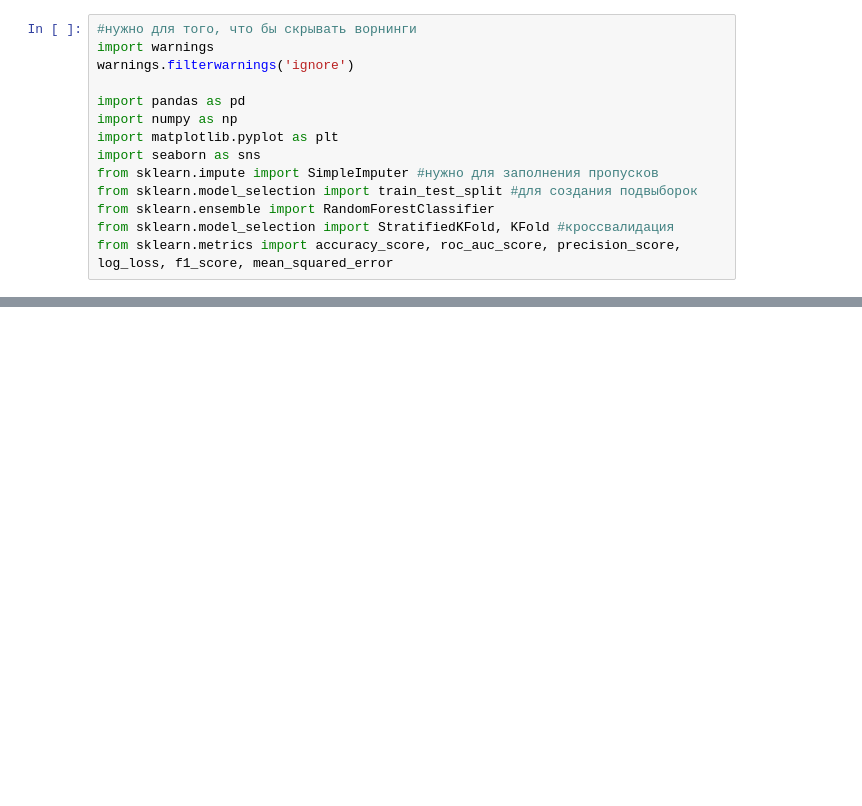
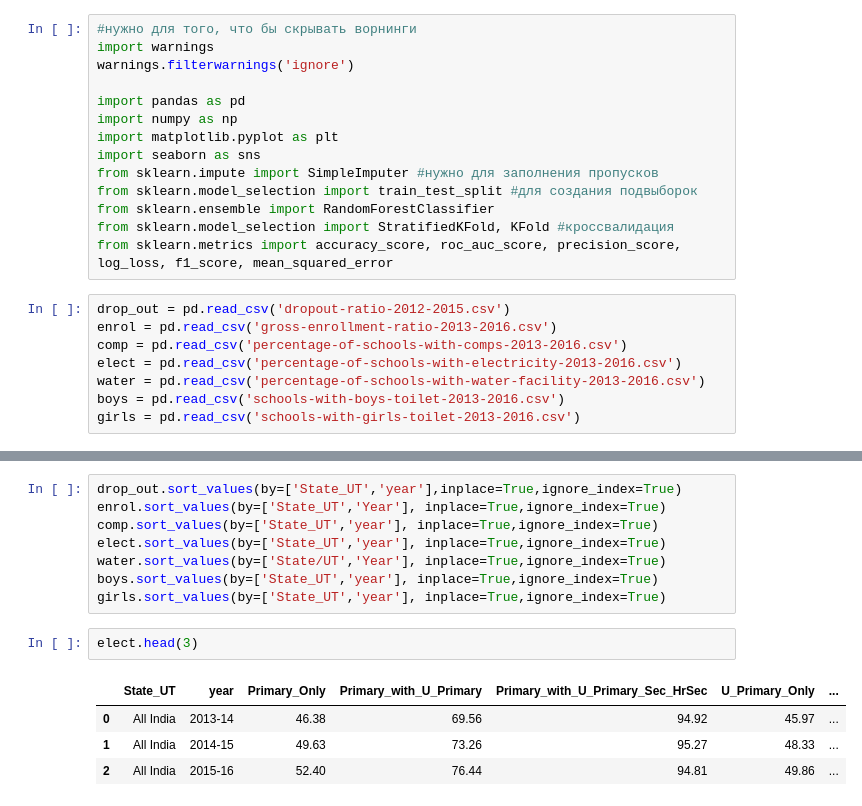
Before and after one commit to TiJeZnaesh/Indian-School-Education-Statistics, a Jupyter notebook: project.ipynb, the cells around one changed output, grey strips where cells are left out. Cells and saved outputs as stored; diff of their text form; blank space fills up the shorter version.

```diff
--- a/project.ipynb
+++ b/project.ipynb
@@ -28,3 +28,11 @@ from sklearn.model_selection import train_test_split #для создания п
 from sklearn.ensemble import RandomForestClassifier
 from sklearn.model_selection import StratifiedKFold, KFold #кроссвалидация
 from sklearn.metrics import accuracy_score, roc_auc_score, precision_score, log_loss, f1_score, mean_squared_error
+# %%
+drop_out = pd.read_csv('dropout-ratio-2012-2015.csv')
+enrol = pd.read_csv('gross-enrollment-ratio-2013-2016.csv')
+comp = pd.read_csv('percentage-of-schools-with-comps-2013-2016.csv')
+elect = pd.read_csv('percentage-of-schools-with-electricity-2013-2016.csv')
+water = pd.read_csv('percentage-of-schools-with-water-facility-2013-2016.csv')
+boys = pd.read_csv('schools-with-boys-toilet-2013-2016.csv')
+girls = pd.read_csv('schools-with-girls-toilet-2013-2016.csv')
@@ -30,0 +44,15 @@ from sklearn.metrics import accuracy_score, roc_auc_score, precision_score, log_
+# %%
+drop_out.sort_values(by=['State_UT','year'],inplace=True,ignore_index=True)
+enrol.sort_values(by=['State_UT','Year'], inplace=True,ignore_index=True)
+comp.sort_values(by=['State_UT','year'], inplace=True,ignore_index=True)
+elect.sort_values(by=['State_UT','year'], inplace=True,ignore_index=True)
+water.sort_values(by=['State/UT','Year'], inplace=True,ignore_index=True)
+boys.sort_values(by=['State_UT','year'], inplace=True,ignore_index=True)
+girls.sort_values(by=['State_UT','year'], inplace=True,ignore_index=True)
+# %%
+elect.head(3)
+# %% [output]
+|  | State_UT | year | Primary_Only | Primary_with_U_Primary | Primary_with_U_Primary_Sec_HrSec | U_Primary_Only | ... |
+| 0 | All India | 2013-14 | 46.38 | 69.56 | 94.92 | 45.97 | ... |
+| 1 | All India | 2014-15 | 49.63 | 73.26 | 95.27 | 48.33 | ... |
+| 2 | All India | 2015-16 | 52.40 | 76.44 | 94.81 | 49.86 | ... |
```
Also changed, not shown: parts of 66 cells of this notebook.
